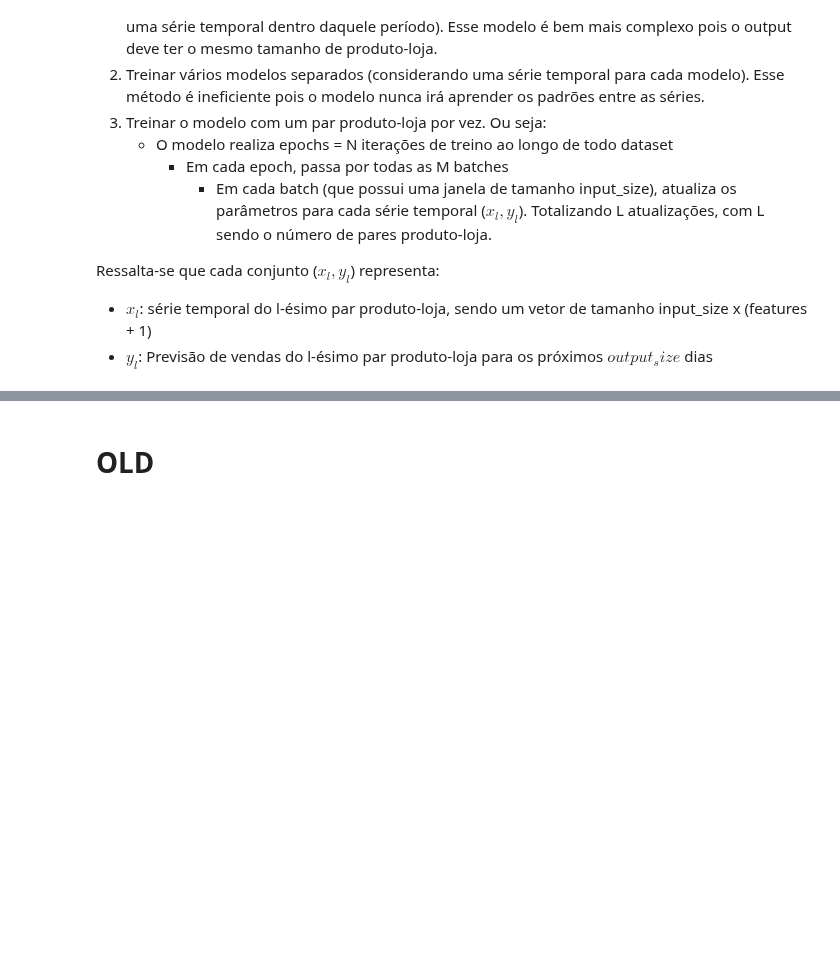
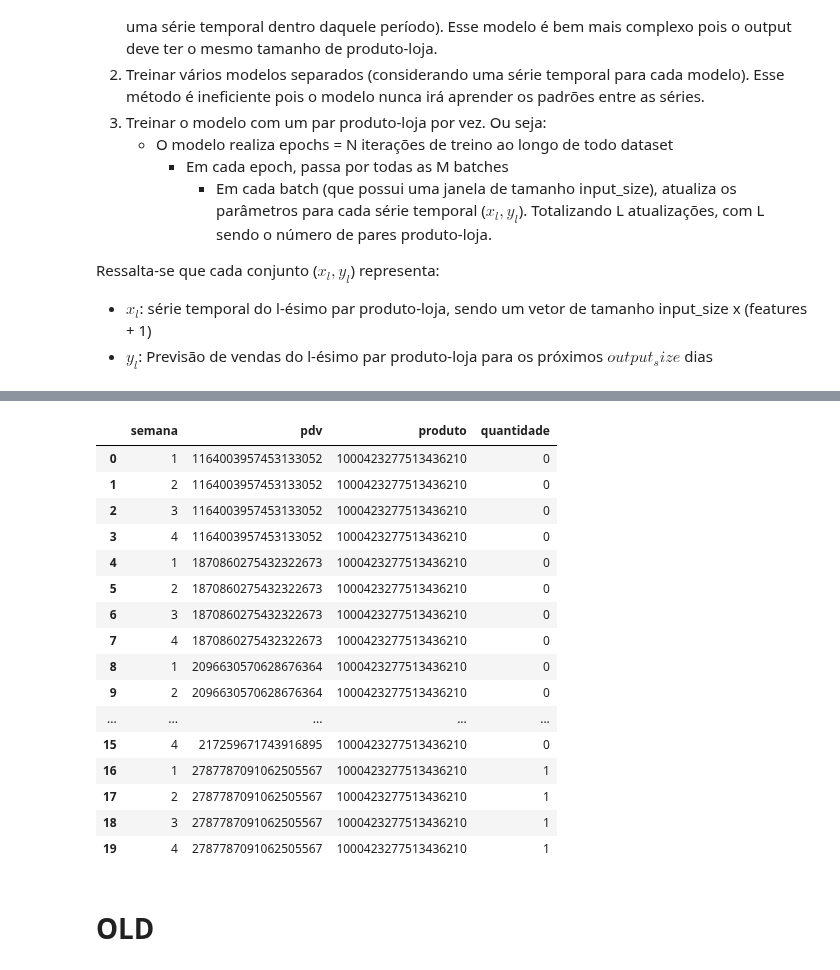
Before and after one commit to jvfd3/hackathon-big_data_tech, a Jupyter notebook: Files/Code/Testing_RAB_Real_Data.ipynb, the cells around one changed output, grey strips where cells are left out. Saved outputs shown, nothing was run; the diff lists cells and outputs as text; code cells hidden in the pictures; blank space fills up the shorter version.

Commit message:
PRIMEIRO GRANDE OUTPUT 👍

```diff
--- a/Files/Code/Testing_RAB_Real_Data.ipynb
+++ b/Files/Code/Testing_RAB_Real_Data.ipynb
@@ -54,7 +54,7 @@ HYPERPARAMS = {
 
     # Training parameters
     'learning_rate': 1e-3,  # Learning rate for the optimizer
-    'epochs': 100,          # Number of training epochs (iterations over the entire dataset)
+    'epochs': 10,          # Number of training epochs (iterations over the entire dataset)
     'device': torch.device("cuda" if torch.cuda.is_available() else "cpu"),  # Use GPU if available
     'blind_horizon': 4,     # Number of days to exclude from the end of the training set for hard test
     'split': 1,             # Proportion of data to use for training (1.0 for validation)
@@ -241,6 +229,7 @@ def get_predictions(clean_data, prediction_col, hyperparams):
 def get_dataframe_predictions(clean_data, HYPERPARAMS):
     final_predictions = dict()
 
-    for col in clean_data[:5]:
+    # for col in clean_data[:5]:
+    for col in clean_data.T[:5].T:
         final_predictions[col] = get_predictions(clean_data, col, HYPERPARAMS)
     return final_predictions
@@ -269,7 +339,27 @@ Epoch 56/100, Loss: 59831646.4223
 # %%
 """ Output Formatting """
 
-final_df = forecast_to_output(final_predictions, prediction_col)
+final_df = forecast_to_output_2(final_predictions)
+# %%
+final_df
+# %% [output]
+|  | semana | pdv | produto | quantidade |
+| 0 | 1 | 1164003957453133052 | 1000423277513436210 | 0 |
+| 1 | 2 | 1164003957453133052 | 1000423277513436210 | 0 |
+| 2 | 3 | 1164003957453133052 | 1000423277513436210 | 0 |
+| 3 | 4 | 1164003957453133052 | 1000423277513436210 | 0 |
+| 4 | 1 | 1870860275432322673 | 1000423277513436210 | 0 |
+| 5 | 2 | 1870860275432322673 | 1000423277513436210 | 0 |
+| 6 | 3 | 1870860275432322673 | 1000423277513436210 | 0 |
+| 7 | 4 | 1870860275432322673 | 1000423277513436210 | 0 |
+| 8 | 1 | 2096630570628676364 | 1000423277513436210 | 0 |
+| 9 | 2 | 2096630570628676364 | 1000423277513436210 | 0 |
+| ... | ... | ... | ... | ... |
+| 15 | 4 | 217259671743916895 | 1000423277513436210 | 0 |
+| 16 | 1 | 2787787091062505567 | 1000423277513436210 | 1 |
+| 17 | 2 | 2787787091062505567 | 1000423277513436210 | 1 |
+| 18 | 3 | 2787787091062505567 | 1000423277513436210 | 1 |
+| 19 | 4 | 2787787091062505567 | 1000423277513436210 | 1 |
 # %% [markdown]
 # OLD
 # %% [markdown]
```
Also changed, not shown: parts of 6 cells of this notebook, 2 other files.
